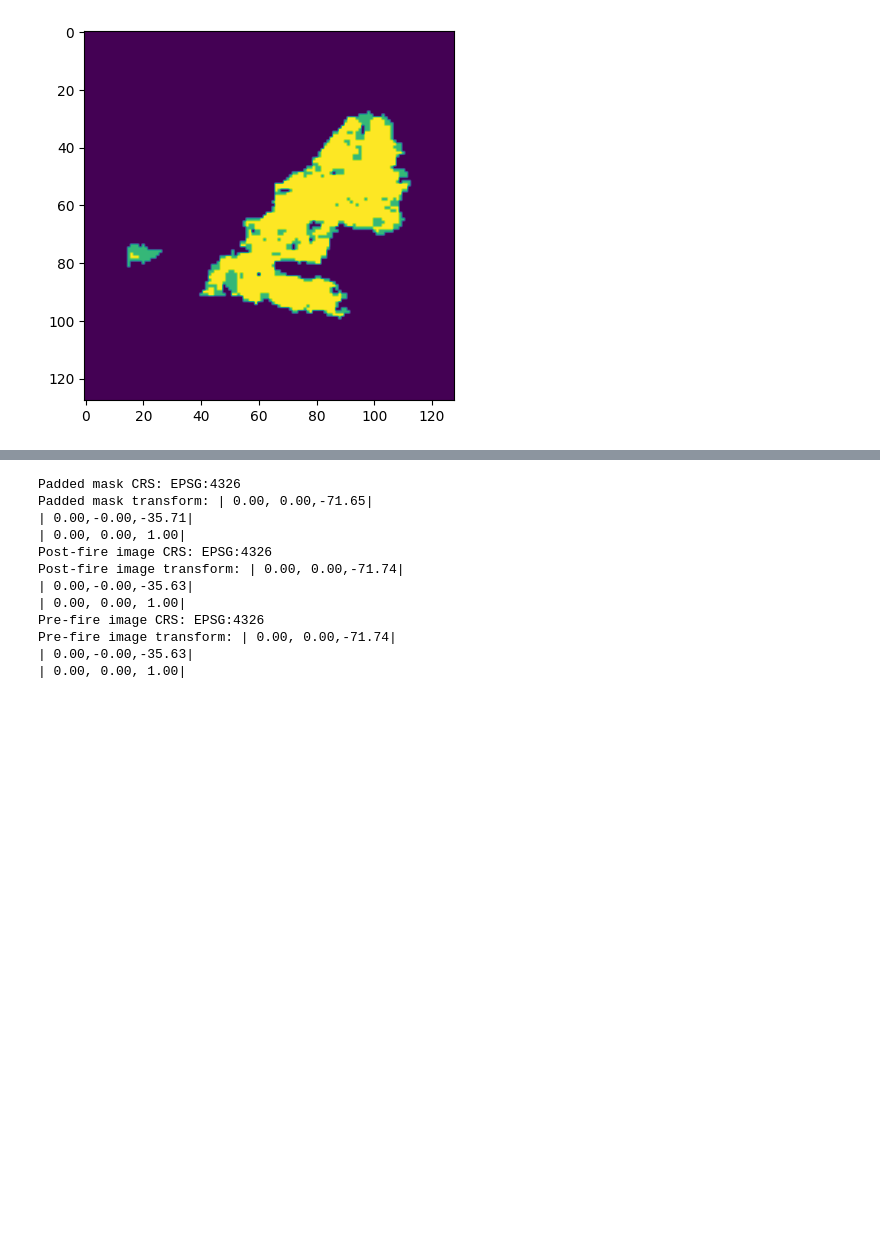
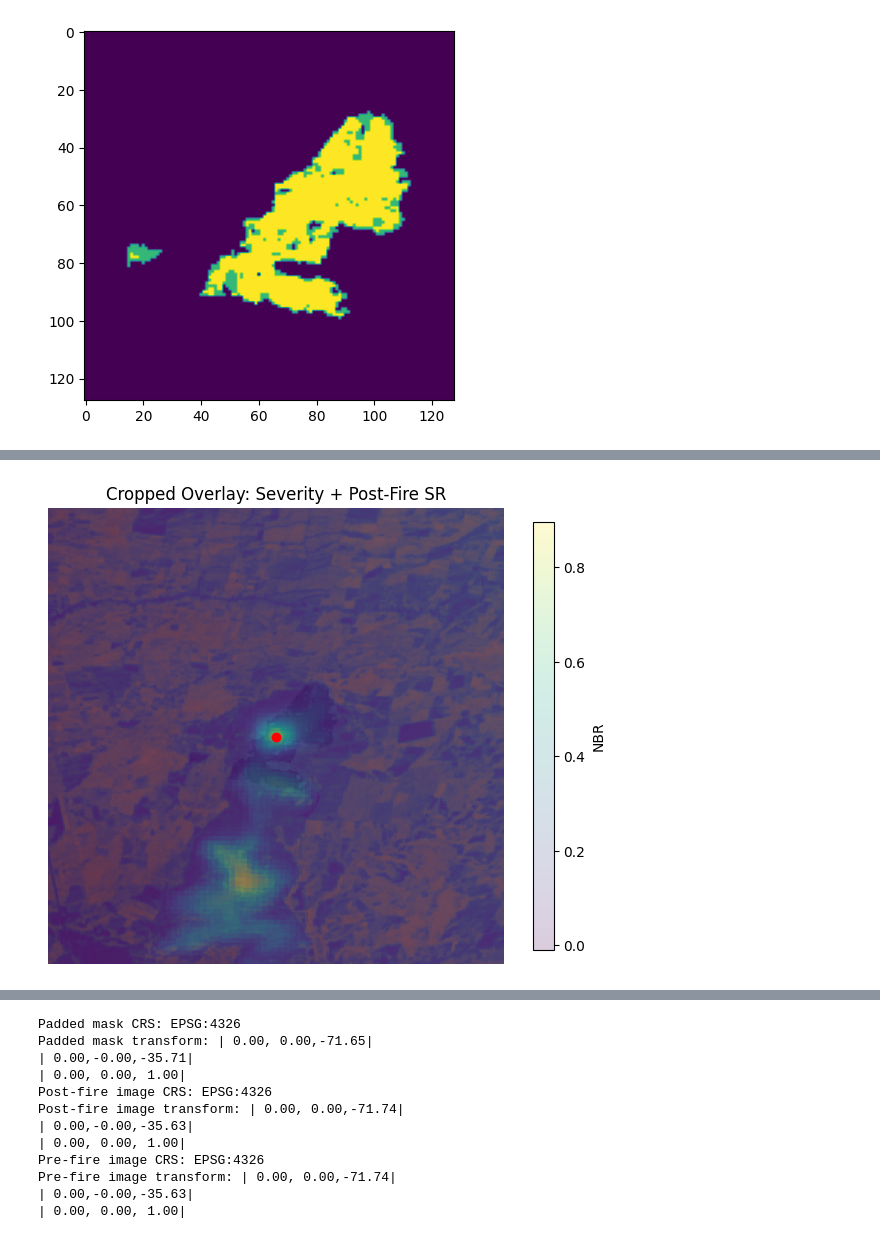
Before and after one commit to abbystokes/wildfire-risk-ml, a Jupyter notebook: data_preprocessing.ipynb, the cells around one changed output, grey strips where cells are left out. Drawn from its saved outputs; the diff is of its cells as text; code cells hidden in the pictures; blank space fills up the shorter version.

```diff
--- a/data_preprocessing.ipynb
+++ b/data_preprocessing.ipynb
@@ -167,0 +166,94 @@ Affine(0.00026949458523585647, 0.0, -71.65187284958334,
+# %%
+
+### WORKING CODE ###
+
+# Testing with two extra variables and ignition point scatter
+ignition_path = f"capas/incendio/ignition_probability_maps/ignition_prob_{fire_season}.tif"
+elev_path = "capas/topografia/elevation_ML.tif"
+
+dim_dest = 300
+
+# use post-fire image to define target shape and transform
+with rasterio.open(post_fire_path) as src2:
+    crs_target = src2.crs
+    transform_target = src2.transform
+    width, height = src2.width, src2.height
+    center_x, center_y = width // 2, height // 2
+    window = Window(center_x - dim_dest/2, center_y - dim_dest/2, dim_dest, dim_dest)
+    data2_crop = src2.read(7, window=window)
+
+    window_transform = src2.window_transform(window)
+
+# open severity raster and reproject to match window
+with rasterio.open(severity_path) as src1:
+    data1_raw = src1.read(1)
+    severity_crop = np.zeros((dim_dest, dim_dest), dtype=np.float32)
+
+    reproject(
+        source=data1_raw,
+        destination=severity_crop,
+        src_transform=src1.transform,
+        src_crs=src1.crs,
+        dst_transform=window_transform,
+        dst_crs=crs_target,
+        dst_shape=(dim_dest, dim_dest),
+        resampling=Resampling.nearest
+    )
+
+#Same for ignition point map
+with rasterio.open(ignition_path) as src3:
+    data3_raw = src3.read(1)
+
+    ign_crop = np.zeros((dim_dest, dim_dest), dtype=np.float32)
+
+    reproject(
+        source=data3_raw,
+        destination=ign_crop,
+        src_transform=src3.transform,
+        src_crs=src3.crs,
+        dst_transform=window_transform,
+        dst_crs=crs_target,
+        dst_shape=(dim_dest, dim_dest),
+        resampling=Resampling.nearest
+    )
+
+#Same for elevation map
+with rasterio.open(elev_path) as src4:
+    data4_raw = src4.read(1)
+
+    elev_crop = np.zeros((dim_dest, dim_dest), dtype=np.float32)
+
+    reproject(
+        source=data4_raw,
+        destination=elev_crop,
+        src_transform=src4.transform,
+        src_crs=src4.crs,
+        dst_transform=window_transform,
+        dst_crs=crs_target,
+        dst_shape=(dim_dest, dim_dest),
+        resampling=Resampling.nearest
+    )
+
+
+fig, ax = plt.subplots(figsize=(6, 6))
+extent = plotting_extent(data2_crop, transform=window_transform)
+ax.imshow(severity_crop, cmap='Greys', alpha=0.9, extent=extent)
+ax.imshow(ign_crop, cmap='viridis', alpha=0.9, extent=extent)
+ax.imshow(elev_crop, cmap='viridis', alpha=0.5, extent=extent)
+
+# Overlay: post-fire band
+img = ax.imshow(data2_crop, cmap='viridis', alpha=0.2,
+                extent=extent,
+                norm=Normalize(vmin=np.nanmin(data2_crop), vmax=np.nanmax(data2_crop)))
+
+# Style
+plt.colorbar(img, ax=ax, shrink=0.75).set_label("NBR")
+ax.set_title("Cropped Overlay: Severity + Post-Fire SR")
+ax.axis('off')
+plt.tight_layout()
+plt.scatter(example_fire['Longitude [°]'],example_fire['Latitude [°]'], color='red', label='Ignition Points')
+
+plt.show()
+# yay! it works
+# %% [output]
+[figure, added]
```
Also changed, not shown: parts of 9 cells of this notebook.
